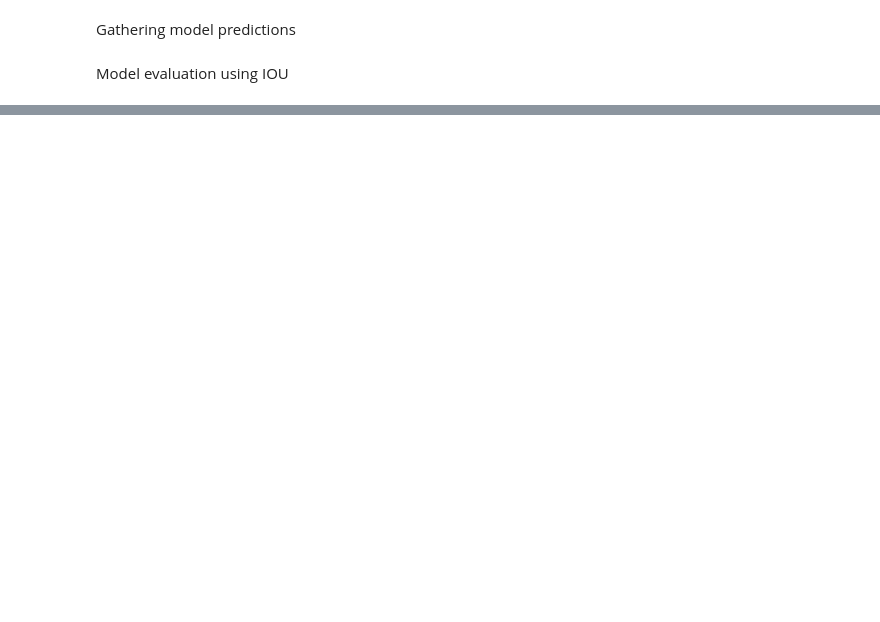
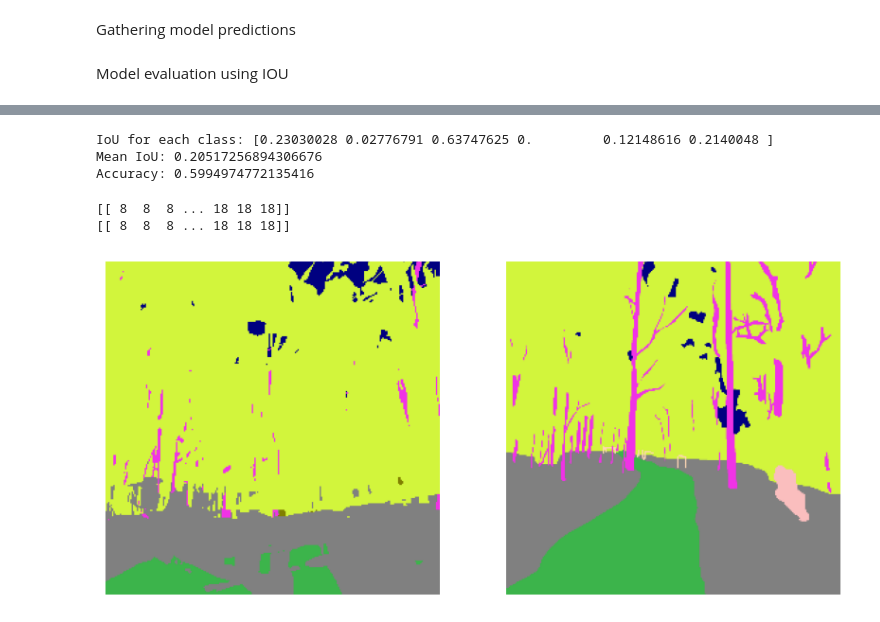
Before and after one commit to AdamChen2003/Semantic-Image-Segmentation-Techniques, a Jupyter notebook: random_forest.ipynb, the cells around one changed output, grey strips where cells are left out. Cells and saved outputs as stored; diff of their text form; code cells hidden in the pictures; blank space fills up the shorter version.

```diff
--- a/random_forest.ipynb
+++ b/random_forest.ipynb
@@ -148,6 +177,6 @@ Fitting the model
 # %%
 from sklearn.ensemble import RandomForestClassifier
 
-rf = RandomForestClassifier(n_estimators=10, random_state=42)
+rf = RandomForestClassifier(n_estimators=100, random_state=42)
 rf.fit(X_train, y_train)
 # %% [output]
@@ -221,0 +190,74 @@ ValueError: zero-dimensional arrays cannot be concatenated
+# %%
+from sklearn.metrics import jaccard_score, accuracy_score
+
+y_pred_whole = np.concatenate(y_pred)
+y_test_whole = np.concatenate(y_test)
+iou = jaccard_score(y_pred_whole, y_test_whole, average=None)
+print(f'IoU for each class: {iou}')
+print(f'Mean IoU: {np.mean(iou)}')
+print(f'Accuracy: {accuracy_score(y_pred_whole, y_test_whole)}')
+# %% [output]
+IoU for each class: [0.23030028 0.02776791 0.63747625 0.         0.12148616 0.2140048 ]
+Mean IoU: 0.20517256894306676
+Accuracy: 0.5994974772135416
+# %%
+img1 = np.asarray(cv2.imread('Dataset-small/data/WildScenes/WildScenes2d/V-01/image/1623379829-508641462.png'))
+img1 = cv2.resize(img1, target_size)
+features = extract_combined_features(img1)
+y_pred1 = rf.predict([features])
+
+img2 = np.asarray(cv2.imread('Dataset-small/data/WildScenes/WildScenes2d/V-01/image/1623379830-781623853.png'))
+img2 = cv2.resize(img2, target_size)
+features = extract_combined_features(img2)
+y_pred2 = rf.predict([features])
+# %%
+print(y_pred1)
+print(y_pred2)
+# %% [output]
+[[ 8  8  8 ... 18 18 18]]
+[[ 8  8  8 ... 18 18 18]]
+# %%
+colours = [[0, 0, 0],
+           [75, 25, 230],
+           [75, 180, 60],
+           [25, 225, 255],
+           [200, 130, 0],
+           [180, 30, 145],
+           [240, 240, 70],
+           [230, 50, 240],
+           [60, 245, 210],
+           [75, 25, 230],
+           [128, 128, 0],
+           [40, 110, 170],
+           [200, 250, 255],
+           [0, 0, 128],
+           [195, 255, 170],
+           [0, 128, 128],
+           [190, 190, 250],
+           [128, 0, 0],
+           [128, 128, 128]]
+
+
+y_pred1 = y_pred1.reshape(256,256)
+y_pred2 = y_pred2.reshape(256,256)
+
+result1 = np.array([[colours[num] for num in row] for row in y_pred1])
+actual1 = np.asarray(cv2.imread('Dataset-small/data/WildScenes/WildScenes2d/V-01/label/1623379829-508641462.png'))
+actual1 =  cv2.resize(actual1, target_size)
+
+result2 = np.array([[colours[num] for num in row] for row in y_pred2])
+actual2 = np.asarray(cv2.imread('Dataset-small/data/WildScenes/WildScenes2d/V-01/label/1623379830-781623853.png'))
+actual2 =  cv2.resize(actual2, target_size)
+
+import matplotlib.pyplot as plt
+
+plt.figure(figsize=(10, 10))
+plt.subplot(1, 2, 1)
+plt.axis('off')
+plt.imshow(cv2.cvtColor(result1.astype(np.uint8), cv2.COLOR_BGR2RGB))
+plt.subplot(1, 2, 2)
+plt.axis('off')
+plt.imshow(cv2.cvtColor(actual1, cv2.COLOR_BGR2RGB))
+plt.show()
+# %% [output]
+[figure, added]
```
Also changed, not shown: parts of 5 cells of this notebook.
